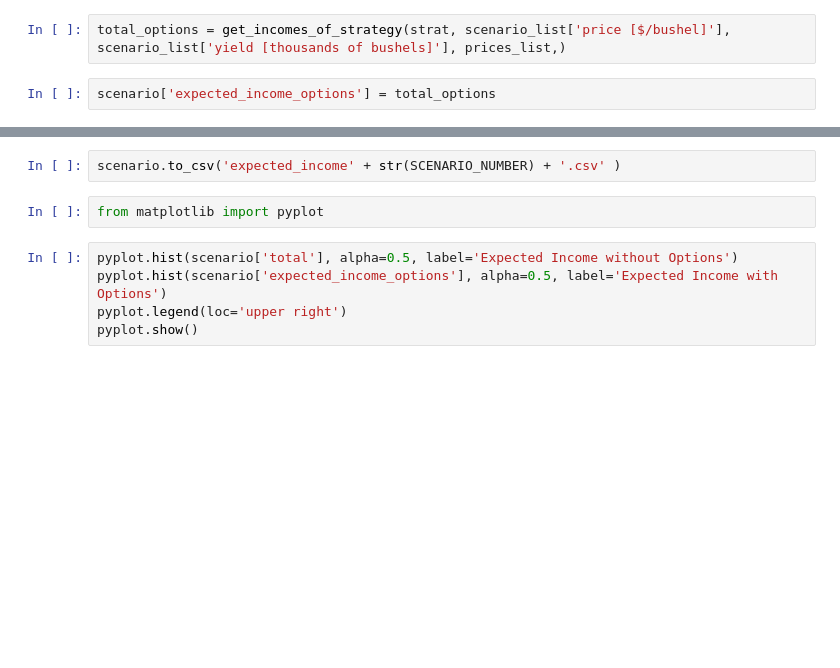
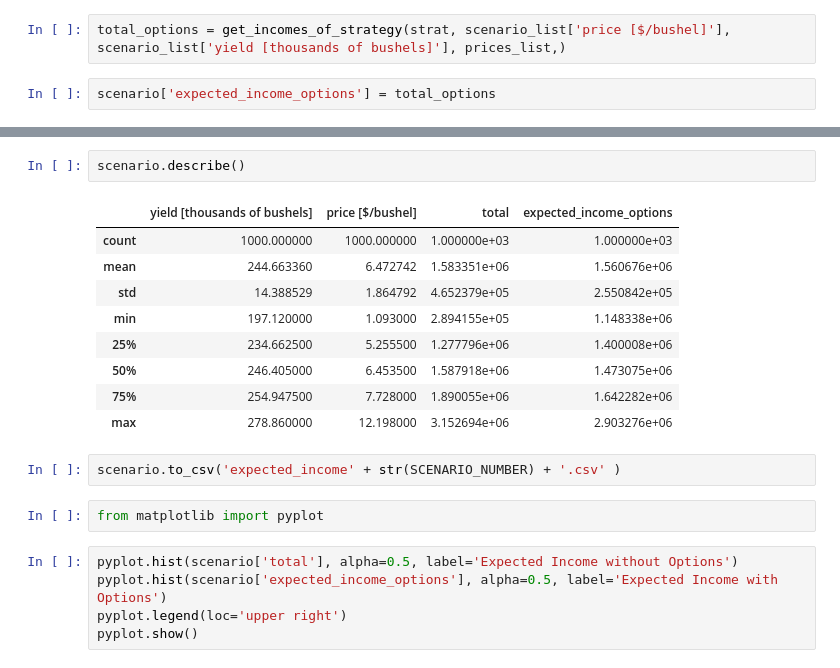
Before and after one commit to Peter-Akos/quant-challenge-final, a Jupyter notebook: Data for visualization.ipynb, the cells around one changed output, grey strips where cells are left out. Drawn from its saved outputs; the diff is of its cells as text; blank space fills up the shorter version.

```diff
--- a/Data for visualization.ipynb
+++ b/Data for visualization.ipynb
@@ -97,4 +82,16 @@ expected_income_options         282566.817106
 dtype: float64
+# %%
+scenario.describe()
+# %% [output]
+|  | yield [thousands of bushels] | price [$/bushel] | total | expected_income_options |
+| count | 1000.000000 | 1000.000000 | 1.000000e+03 | 1.000000e+03 |
+| mean | 244.663360 | 6.472742 | 1.583351e+06 | 1.560676e+06 |
+| std | 14.388529 | 1.864792 | 4.652379e+05 | 2.550842e+05 |
+| min | 197.120000 | 1.093000 | 2.894155e+05 | 1.148338e+06 |
+| 25% | 234.662500 | 5.255500 | 1.277796e+06 | 1.400008e+06 |
+| 50% | 246.405000 | 6.453500 | 1.587918e+06 | 1.473075e+06 |
+| 75% | 254.947500 | 7.728000 | 1.890055e+06 | 1.642282e+06 |
+| max | 278.860000 | 12.198000 | 3.152694e+06 | 2.903276e+06 |
 # %%
 scenario.to_csv('expected_income' + str(SCENARIO_NUMBER) + '.csv' )
 # %%
```
Also changed, not shown: parts of 10 cells of this notebook, 4 other files.
